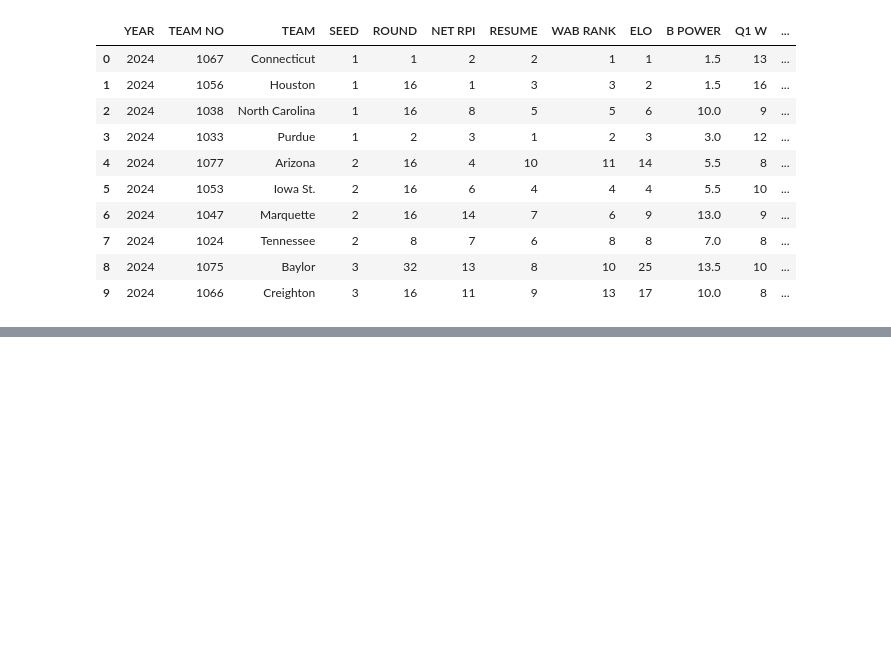
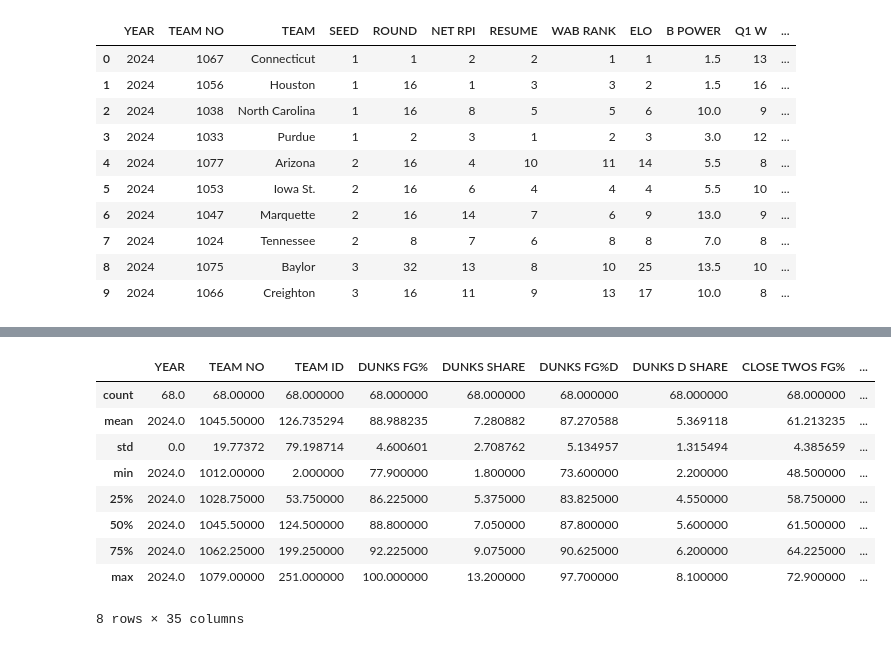
Before and after one commit to jackdorner/CSC2621FinalProject, a Jupyter notebook: FinalProject.ipynb, the cells around one changed output, grey strips where cells are left out. Saved outputs shown, nothing was run; the diff lists cells and outputs as text; code cells hidden in the pictures; blank space fills up the shorter version.

```diff
--- a/FinalProject.ipynb
+++ b/FinalProject.ipynb
@@ -55,0 +43,16 @@ shoting_df_2024.head(10)
+# %%
+shooting_df_2024 = shooting_df[shooting_df['YEAR'] == 2024]
+shooting_2024_by_team_id = shooting_df_2024.sort_values(by = 'TEAM ID')
+dunks = shooting_df_2024['DUNKS FG%']
+shooting_2024_by_team_id.describe()
+# %% [output]
+|  | YEAR | TEAM NO | TEAM ID | DUNKS FG% | DUNKS SHARE | DUNKS FG%D | DUNKS D SHARE | CLOSE TWOS FG% | ... |
+| count | 68.0 | 68.00000 | 68.000000 | 68.000000 | 68.000000 | 68.000000 | 68.000000 | 68.000000 | ... |
+| mean | 2024.0 | 1045.50000 | 126.735294 | 88.988235 | 7.280882 | 87.270588 | 5.369118 | 61.213235 | ... |
+| std | 0.0 | 19.77372 | 79.198714 | 4.600601 | 2.708762 | 5.134957 | 1.315494 | 4.385659 | ... |
+| min | 2024.0 | 1012.00000 | 2.000000 | 77.900000 | 1.800000 | 73.600000 | 2.200000 | 48.500000 | ... |
+| 25% | 2024.0 | 1028.75000 | 53.750000 | 86.225000 | 5.375000 | 83.825000 | 4.550000 | 58.750000 | ... |
+| 50% | 2024.0 | 1045.50000 | 124.500000 | 88.800000 | 7.050000 | 87.800000 | 5.600000 | 61.500000 | ... |
+| 75% | 2024.0 | 1062.25000 | 199.250000 | 92.225000 | 9.075000 | 90.625000 | 6.200000 | 64.225000 | ... |
+| max | 2024.0 | 1079.00000 | 251.000000 | 100.000000 | 13.200000 | 97.700000 | 8.100000 | 72.900000 | ... |
+8 rows × 35 columns
```
Also changed, not shown: parts of 7 cells of this notebook.
